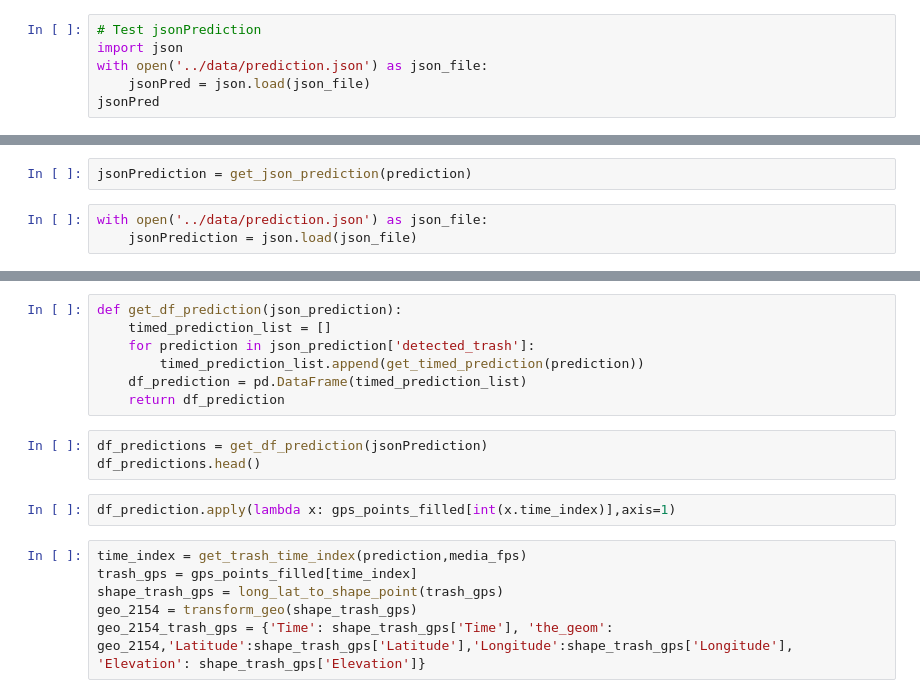
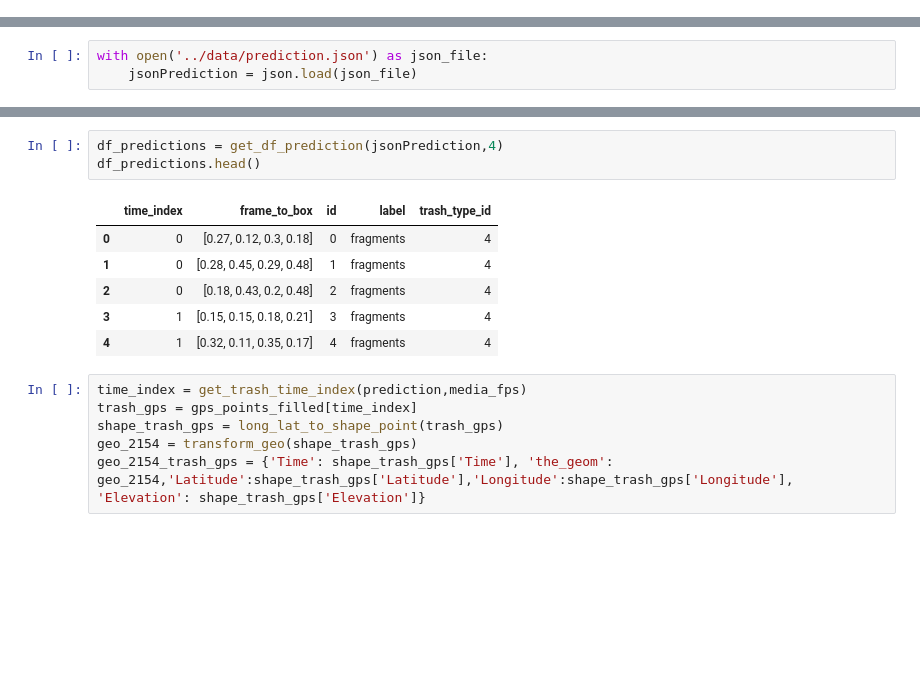
Before and after one commit to surfriderfoundationeurope/etl, a Jupyter notebook: scripts/etl_test.ipynb, the cells around one changed output, grey strips where cells are left out. Drawn from its saved outputs; the diff is of its cells as text; blank space fills up the shorter version.

Commit message:
updating insert_trash function + dataframe main logic

```diff
--- a/scripts/etl_test.ipynb
+++ b/scripts/etl_test.ipynb
@@ -56,6 +0,0 @@ import argparse
-# %%
-# Test jsonPrediction
-import json
-with open('../data/prediction.json') as json_file:
-    jsonPred = json.load(json_file)
-jsonPred
@@ -149,5 +37,3 @@ prediction = get_prediction('28022020_Boudigau_4_short_480.mov',f'{aiurl}:5000')
-# %%
-jsonPrediction = get_json_prediction(prediction)
 # %%
 with open('../data/prediction.json') as json_file:
     jsonPrediction = json.load(json_file)
@@ -270,15 +112,13 @@ for prediction in jsonPrediction['detected_trash']:
-# %%
-def get_df_prediction(json_prediction):
-    timed_prediction_list = []
-    for prediction in json_prediction['detected_trash']:
-        timed_prediction_list.append(get_timed_prediction(prediction))
-    df_prediction = pd.DataFrame(timed_prediction_list)
-    return df_prediction
 # %%
-df_predictions = get_df_prediction(jsonPrediction)
+df_predictions = get_df_prediction(jsonPrediction,4)
 df_predictions.head()
+# %% [output]
+|  | time_index | frame_to_box | id | label | trash_type_id |
+| 0 | 0 | [0.27, 0.12, 0.3, 0.18] | 0 | fragments | 4 |
+| 1 | 0 | [0.28, 0.45, 0.29, 0.48] | 1 | fragments | 4 |
+| 2 | 0 | [0.18, 0.43, 0.2, 0.48] | 2 | fragments | 4 |
+| 3 | 1 | [0.15, 0.15, 0.18, 0.21] | 3 | fragments | 4 |
+| 4 | 1 | [0.32, 0.11, 0.35, 0.17] | 4 | fragments | 4 |
-# %%
-df_prediction.apply(lambda x: gps_points_filled[int(x.time_index)],axis=1)
 # %%
 time_index = get_trash_time_index(prediction,media_fps)
 trash_gps = gps_points_filled[time_index]
```
Also changed, not shown: parts of 51 cells of this notebook, 3 other files.
